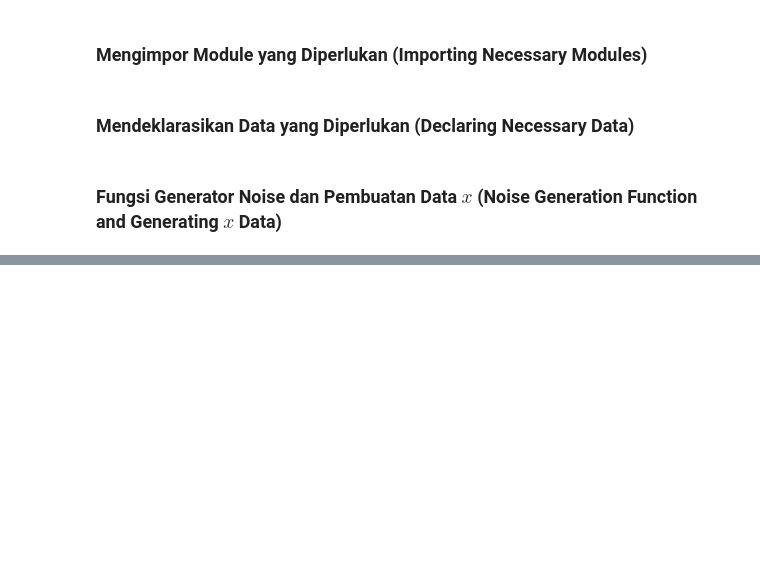
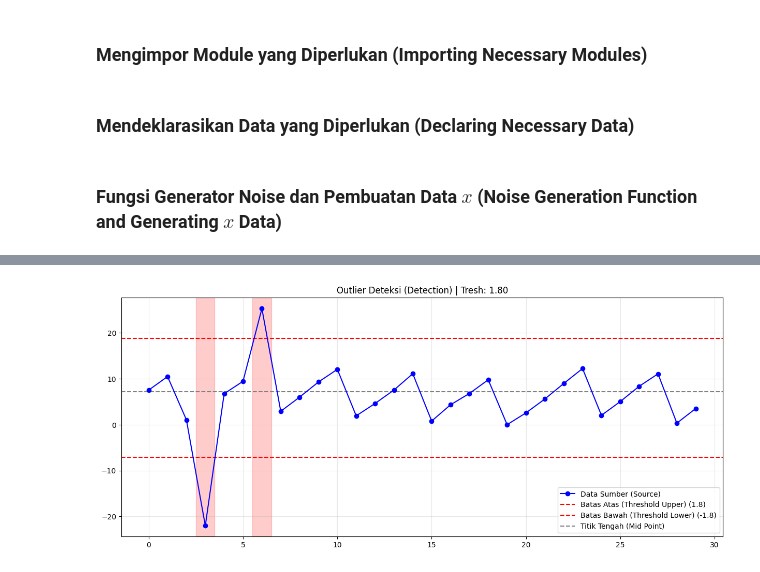
Before and after one commit to BenjaminFosters/ScientificComputing-Course-B29, a Jupyter notebook: Take Home Assignments/1_Ruben_ScientificToolkits/1_Ruben_ScientificToolkits.ipynb, the cells around one changed output, grey strips where cells are left out. Cells and saved outputs as stored; diff of their text form; code cells hidden in the pictures; blank space fills up the shorter version.

```diff
--- a/Take Home Assignments/1_Ruben_ScientificToolkits/1_Ruben_ScientificToolkits.ipynb
+++ b/Take Home Assignments/1_Ruben_ScientificToolkits/1_Ruben_ScientificToolkits.ipynb
@@ -114,0 +339,29 @@ dataset = generate_data(A, B, M, N, seed)
+# %%
+# Ambil data untuk plotting (Get data for plotting)
+plt.figure(figsize=(15, 6))
+
+# 1. Background Bar - Merah jika Outlier (Red if Outlier)
+for i in range(N):
+    if x_outlier[i][0] == "Outlier":
+        # Menghasilkan bar merah transparan di belakang titik outlier (Generate transparent red bar behind outlier points)
+        plt.axvspan(i-0.5, i+0.5, color='red', alpha=0.2)
+
+# 2. Garis Data X - Data Asli (Original Data)
+plt.plot(x, marker='o', color='blue', label='Data Sumber (Source)', zorder=3)
+
+# 3. Garis Horizontal Threshold - Dikonversi ke skala X (Converted to X scale)
+# Rumus balik (Inverse formula): X = (Z * sigma) + mu
+upper_limit = (threshold * stdDev) + avg
+lower_limit = (-threshold * stdDev) + avg
+
+plt.axhline(y=upper_limit, color='red', linestyle='--', label=f'Batas Atas (Threshold Upper) ({threshold})')
+plt.axhline(y=lower_limit, color='red', linestyle='--', label=f'Batas Bawah (Threshold Lower) (-{threshold})')
+plt.axhline(y=stdDev, color='grey', linestyle='--', label=f'Titik Tengah (Mid Point)')
+
+# Dekorasi (Decoration)
+plt.title(f"Outlier Deteksi (Detection) | Tresh: {threshold:.2f}")
+plt.legend()
+plt.grid(True, alpha=0.3)
+plt.show()
+# %% [output]
+[figure, added]
```
Also changed, not shown: parts of 26 cells of this notebook, 4 other files.
